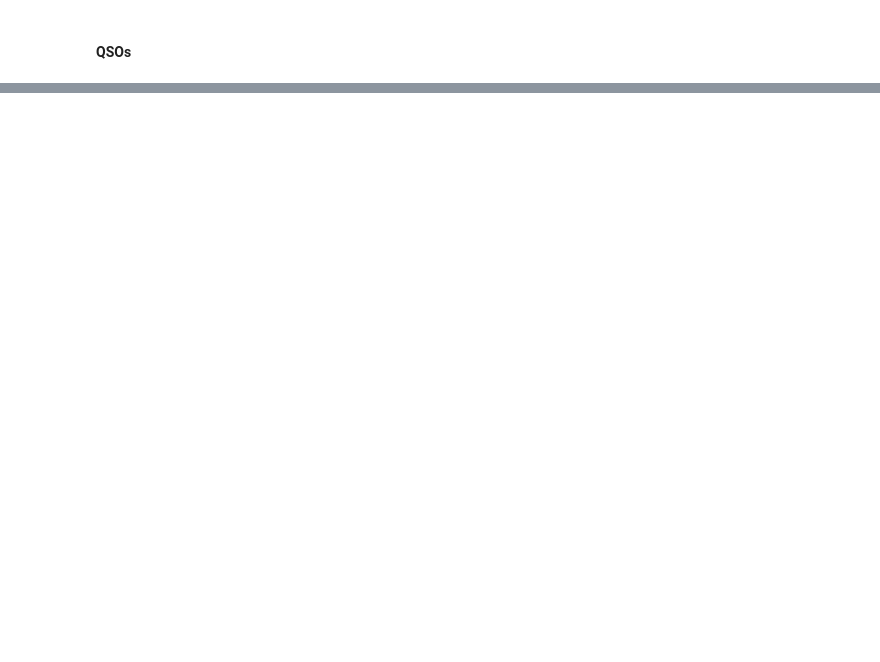
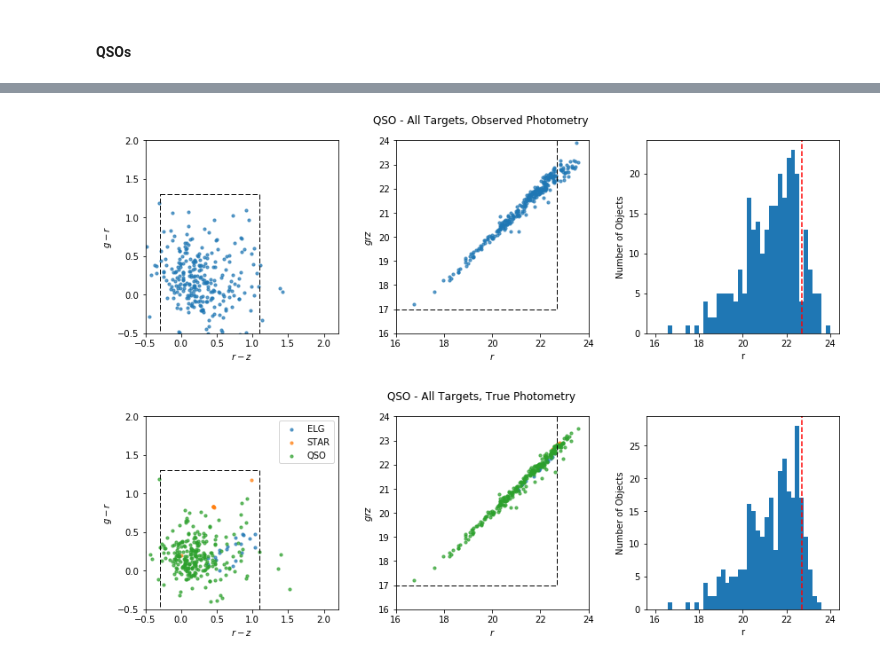
Before and after one commit to desihub/desitarget, a Jupyter notebook: doc/nb/mock-qa.ipynb, the cells around one changed output, grey strips where cells are left out. Drawn from its saved outputs; the diff is of its cells as text; code cells hidden in the pictures; blank space fills up the shorter version.

```diff
--- a/doc/nb/mock-qa.ipynb
+++ b/doc/nb/mock-qa.ipynb
@@ -776,6 +819,8 @@ qaplot_targets_sky(targets, truth, objtype, contam=('ELG', 'QSO', 'STAR'))
 # %%
 qaplot_qso_colormag(targets)                                             # All targets, observed (noisy) photometry.
-qaplot_qso_colormag(targets, truth=truth)                                # All targets, true (noiseless) photometry.
 qaplot_qso_colormag(targets, truth=truth, contam=['ELG', 'STAR', 'QSO']) # Contaminants.
+# %% [output]
+[figure, added]
+[figure, added]
 # %%
 qaplot_qso_density(density, mockdensity)
```
Also changed, not shown: parts of 18 cells of this notebook.
